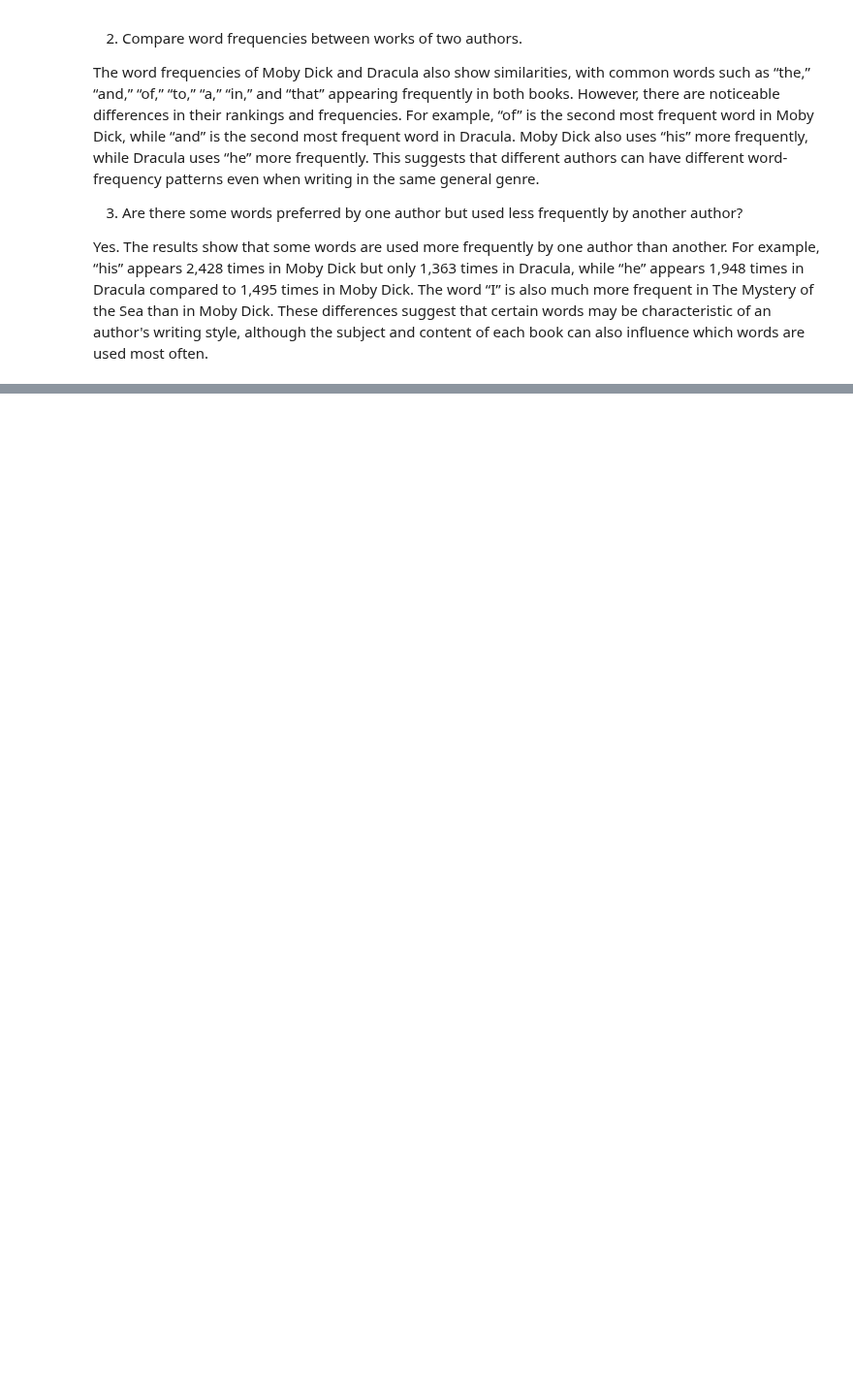
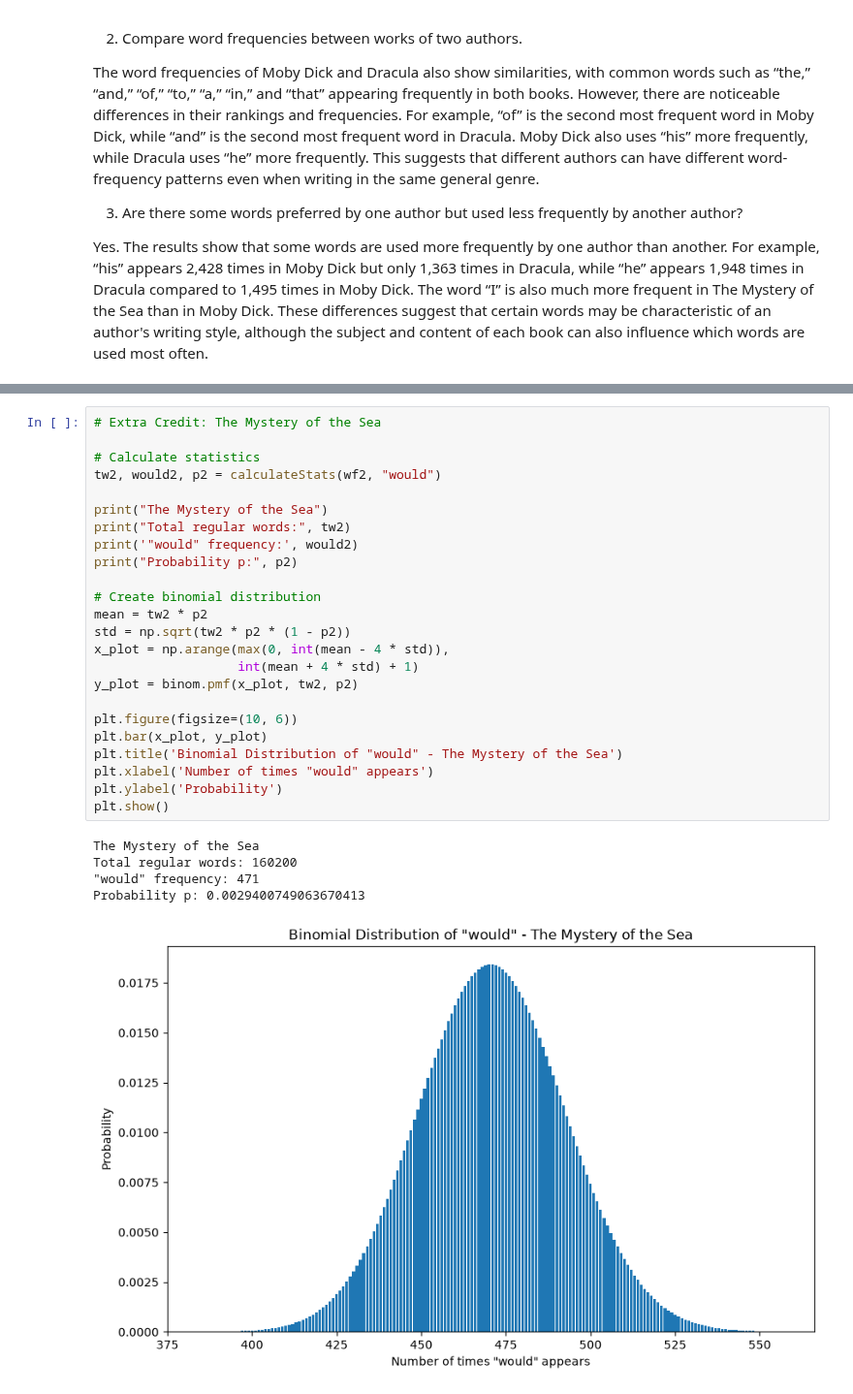
Before and after one commit to utk-cs445-fall26/MiniProject1, a Jupyter notebook: jmurph91.ipynb, the cells around one changed output, grey strips where cells are left out. Shown at 97% size. Drawn from its saved outputs; the diff is of its cells as text; blank space fills up the shorter version.

```diff
--- a/jmurph91.ipynb
+++ b/jmurph91.ipynb
@@ -217,0 +272,30 @@ Yes. The results show that some words are used more frequently by one author tha
+# %%
+# Extra Credit: The Mystery of the Sea
+
+# Calculate statistics
+tw2, would2, p2 = calculateStats(wf2, "would")
+
+print("The Mystery of the Sea")
+print("Total regular words:", tw2)
+print('"would" frequency:', would2)
+print("Probability p:", p2)
+
+# Create binomial distribution
+mean = tw2 * p2
+std = np.sqrt(tw2 * p2 * (1 - p2))
+x_plot = np.arange(max(0, int(mean - 4 * std)),
+                   int(mean + 4 * std) + 1)
+y_plot = binom.pmf(x_plot, tw2, p2)
+
+plt.figure(figsize=(10, 6))
+plt.bar(x_plot, y_plot)
+plt.title('Binomial Distribution of "would" - The Mystery of the Sea')
+plt.xlabel('Number of times "would" appears')
+plt.ylabel('Probability')
+plt.show()
+# %% [output]
+The Mystery of the Sea
+Total regular words: 160200
+"would" frequency: 471
+Probability p: 0.0029400749063670413
+[figure, added]
```
Also changed, not shown: parts of 5 cells of this notebook.
